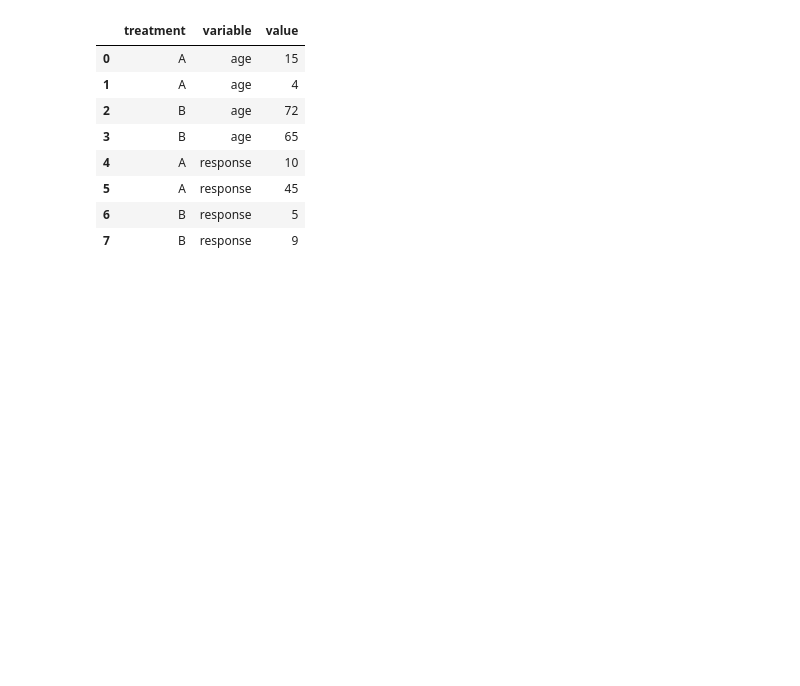
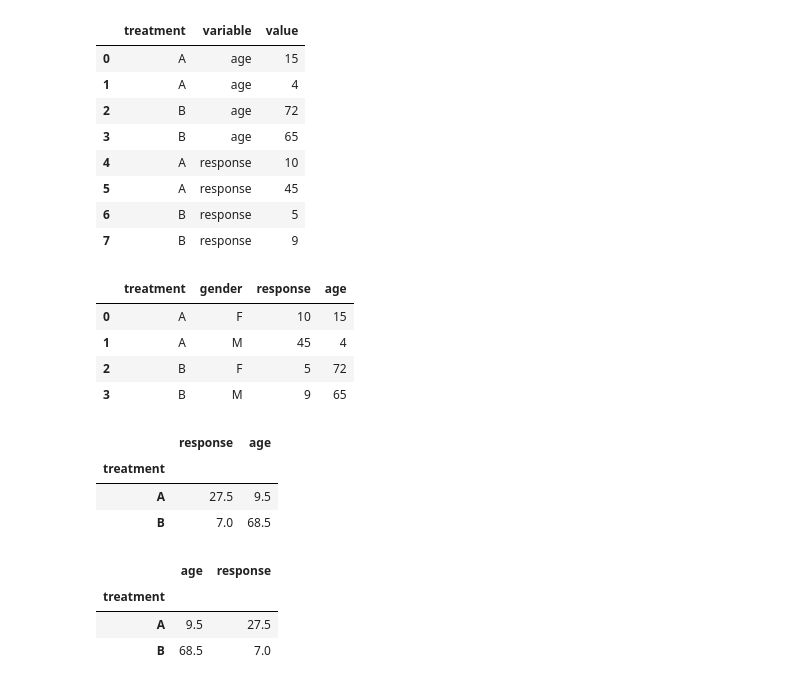
Before and after one commit to innovator-arjun/DataScience-Learning, a Jupyter notebook: Pokemon - Prediction/pokemon combat prediction.ipynb, the cells around one changed output. Cells and saved outputs as stored; diff of their text form; code cells hidden in the pictures; blank space fills up the shorter version.

```diff
--- a/Pokemon - Prediction/pokemon combat prediction.ipynb
+++ b/Pokemon - Prediction/pokemon combat prediction.ipynb
@@ -1138,3 +1138,25 @@ pd.melt(df,id_vars='treatment',value_vars=["age","response"])
 | 7 | B | response | 9 |
 # %%
 #Catergory and Groupby
+# %%
+df
+# %% [output]
+|  | treatment | gender | response | age |
+| 0 | A | F | 10 | 15 |
+| 1 | A | M | 45 | 4 |
+| 2 | B | F | 5 | 72 |
+| 3 | B | M | 9 | 65 |
+# %%
+df.groupby("treatment").mean()
+# %% [output]
+|  | response | age |
+| treatment |  |  |
+| A | 27.5 | 9.5 |
+| B | 7.0 | 68.5 |
+# %%
+df.groupby("treatment")[["age","response"]].mean()
+# %% [output]
+|  | age | response |
+| treatment |  |  |
+| A | 9.5 | 27.5 |
+| B | 68.5 | 7.0 |
```
Also changed, not shown: parts of 11 cells of this notebook.
